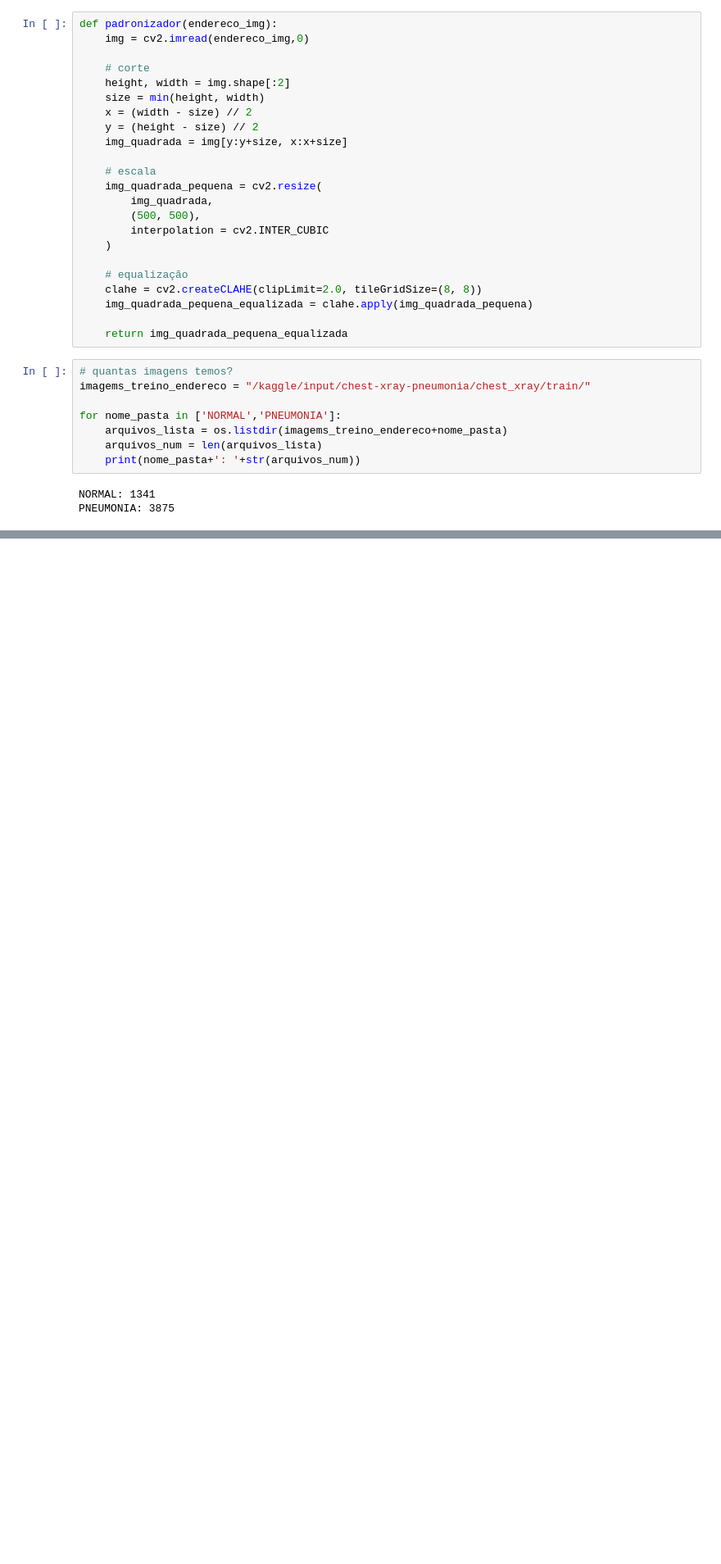
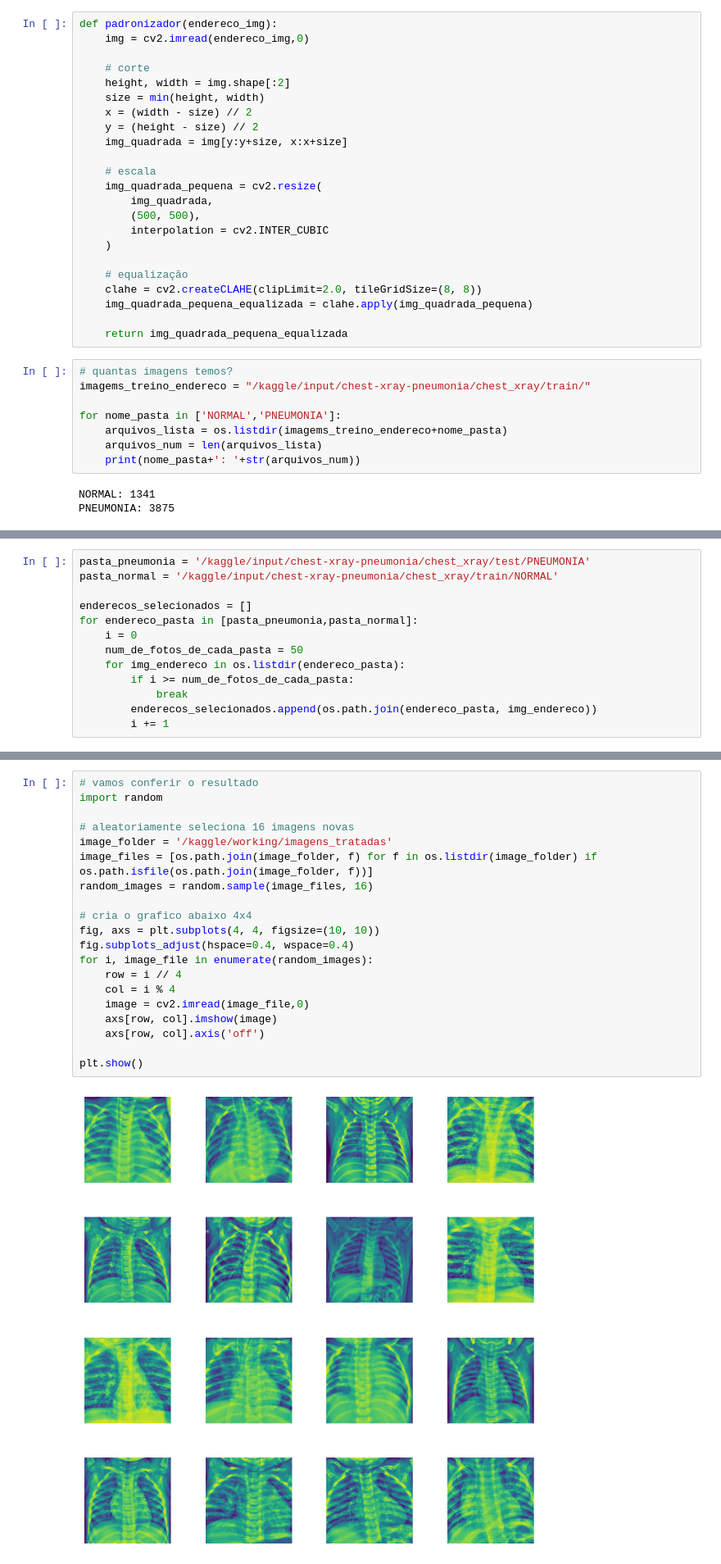
Before and after one commit to caruazu/preprocessamento-de-dados-raiox, a Jupyter notebook: preprocessamento-de-dados-raiox.ipynb, the cells around one changed output, grey strips where cells are left out. Shown at 82% size. Drawn from its saved outputs; the diff is of its cells as text; blank space fills up the shorter version.

Commit message:
Kaggle Notebook | preprocessamento-de-dados-raiox | Version 4

```diff
--- a/preprocessamento-de-dados-raiox.ipynb
+++ b/preprocessamento-de-dados-raiox.ipynb
@@ -85,0 +63,13 @@ for endereco in [img1,img2]:
+# %%
+pasta_pneumonia = '/kaggle/input/chest-xray-pneumonia/chest_xray/test/PNEUMONIA'
+pasta_normal = '/kaggle/input/chest-xray-pneumonia/chest_xray/train/NORMAL'
+
+enderecos_selecionados = []
+for endereco_pasta in [pasta_pneumonia,pasta_normal]:
+    i = 0
+    num_de_fotos_de_cada_pasta = 50
+    for img_endereco in os.listdir(endereco_pasta):
+        if i >= num_de_fotos_de_cada_pasta:
+            break
+        enderecos_selecionados.append(os.path.join(endereco_pasta, img_endereco))
+        i += 1
@@ -85,0 +111,22 @@ for endereco in [img1,img2]:
+# %%
+# vamos conferir o resultado
+import random
+
+# aleatoriamente seleciona 16 imagens novas
+image_folder = '/kaggle/working/imagens_tratadas'
+image_files = [os.path.join(image_folder, f) for f in os.listdir(image_folder) if os.path.isfile(os.path.join(image_folder, f))]
+random_images = random.sample(image_files, 16)
+
+# cria o grafico abaixo 4x4
+fig, axs = plt.subplots(4, 4, figsize=(10, 10))
+fig.subplots_adjust(hspace=0.4, wspace=0.4)
+for i, image_file in enumerate(random_images):
+    row = i // 4
+    col = i % 4
+    image = cv2.imread(image_file,0)
+    axs[row, col].imshow(image)
+    axs[row, col].axis('off')
+
+plt.show()
+# %% [output]
+[figure, added]
```
Also changed, not shown: parts of 6 cells of this notebook.
